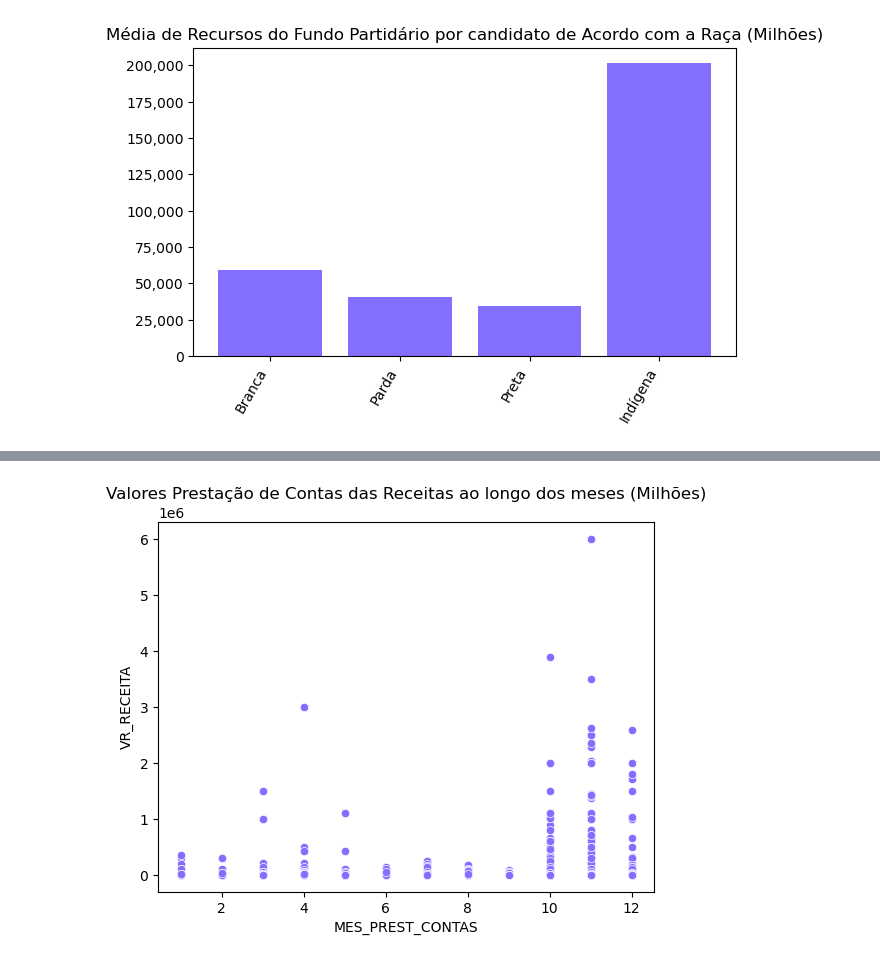
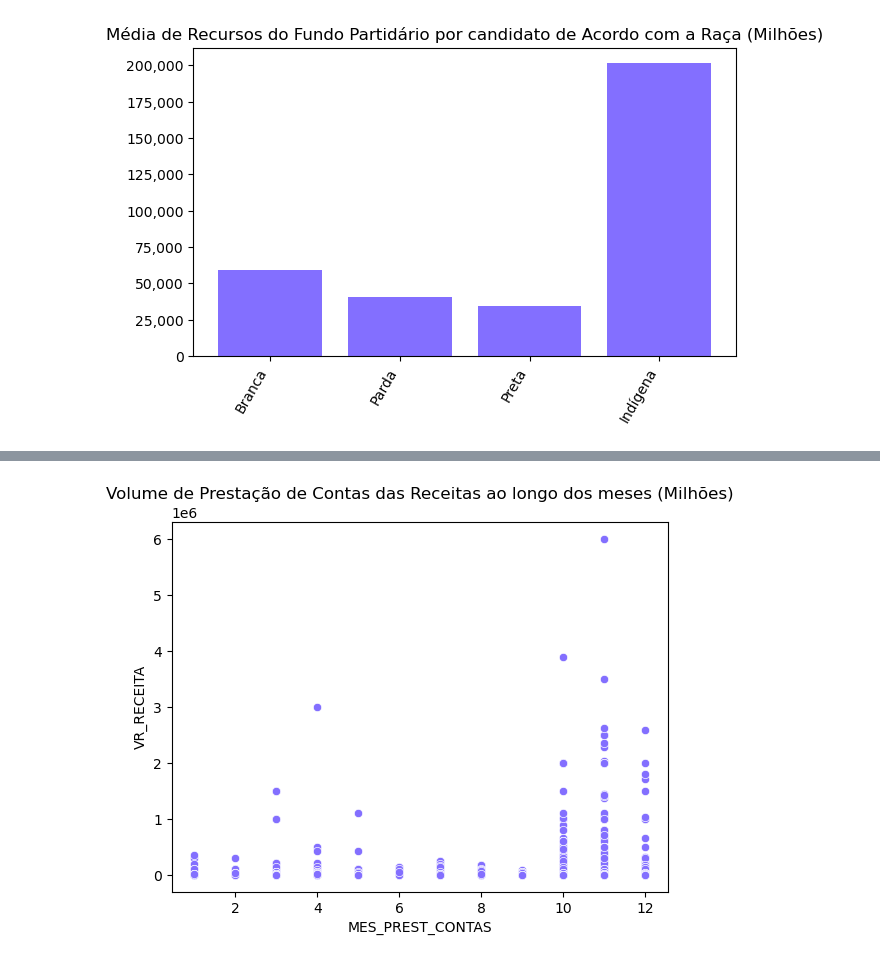
Before and after one commit to devBino/analise_dados_cases, a Jupyter notebook: prestacao_contas_partidos/rio_grande_do_sul/analise.ipynb, the cells around one changed output, grey strips where cells are left out. Saved outputs shown, nothing was run; the diff lists cells and outputs as text; code cells hidden in the pictures.

Commit message:
[7] - Evoluindo modelo de analise descritiva nas receitas

```diff
--- a/prestacao_contas_partidos/rio_grande_do_sul/analise.ipynb
+++ b/prestacao_contas_partidos/rio_grande_do_sul/analise.ipynb
@@ -316,5 +569,5 @@ por isso, verificar o CV em cima das médias de distribuição do próprio fundo
 # %%
-plt.title('Valores Prestação de Contas das Receitas ao longo dos meses (Milhões)')
+plt.title('Volume de Prestação de Contas das Receitas ao longo dos meses (Milhões)')
 _ = sns.scatterplot(y='VR_RECEITA', x='MES_PREST_CONTAS', data=receitas, color=slateBlue1)
 # %% [output]
-[figure, old version]
+[figure, new version]
```
Also changed, not shown: parts of 32 cells of this notebook.
